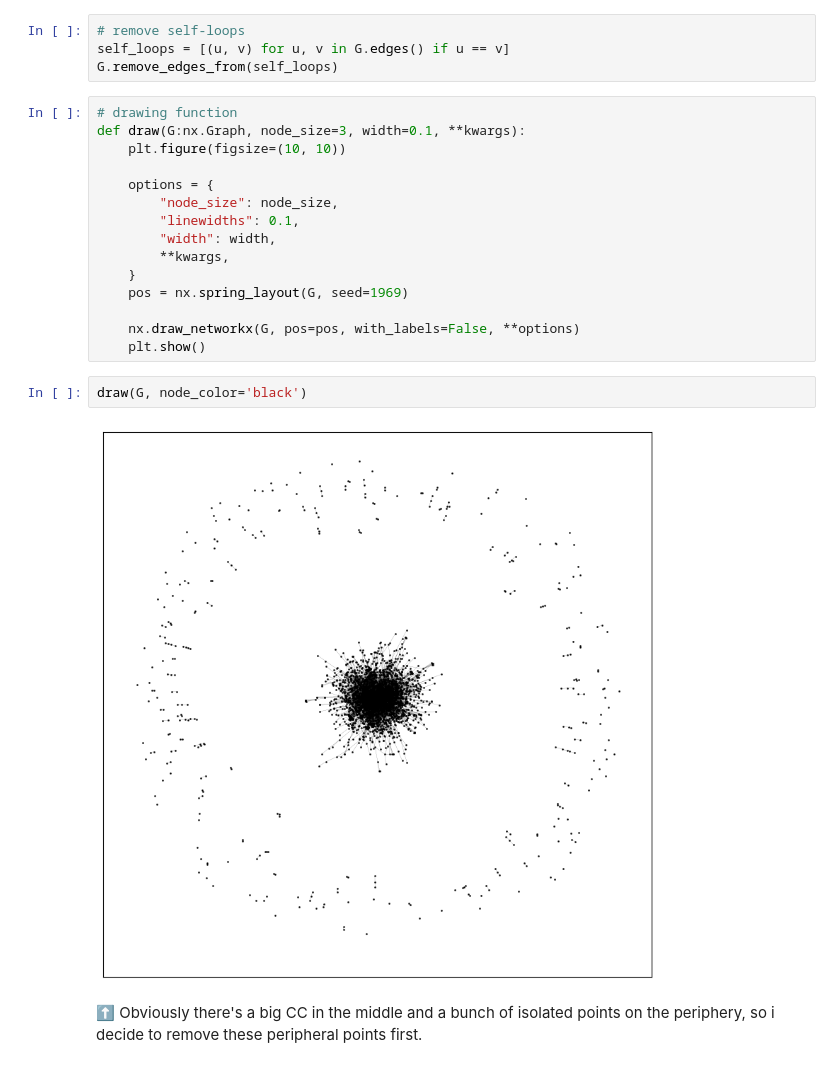
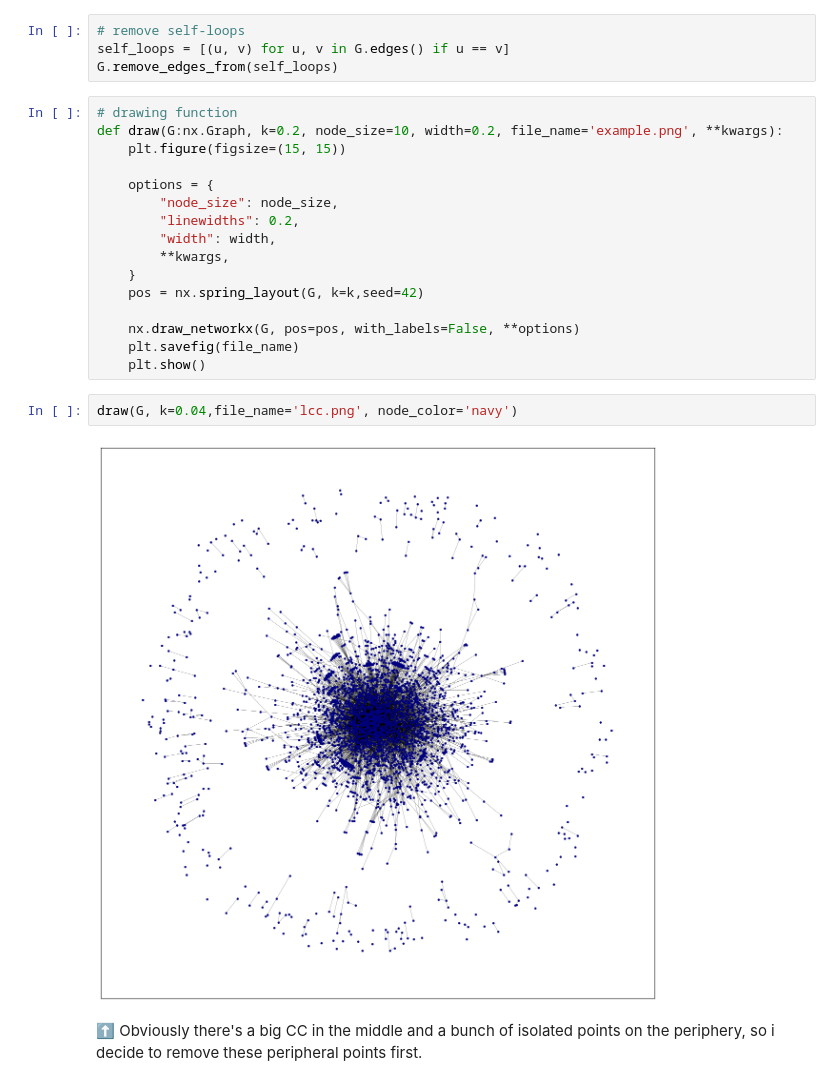
Before and after one commit to gitkeniwo/network-statistics-notebooks, a Jupyter notebook: a1/a1.ipynb, the cells around one changed output. Cells and saved outputs as stored; diff of their text form.

```diff
--- a/a1/a1.ipynb
+++ b/a1/a1.ipynb
@@ -12,23 +12,24 @@ self_loops = [(u, v) for u, v in G.edges() if u == v]
 G.remove_edges_from(self_loops)
 # %%
 # drawing function
-def draw(G:nx.Graph, node_size=3, width=0.1, **kwargs):
-    plt.figure(figsize=(10, 10))
+def draw(G:nx.Graph, k=0.2, node_size=10, width=0.2, file_name='example.png', **kwargs):
+    plt.figure(figsize=(15, 15))
 
     options = {
         "node_size": node_size,
-        "linewidths": 0.1,
+        "linewidths": 0.2,
         "width": width,
         **kwargs,
     }
-    pos = nx.spring_layout(G, seed=1969)
+    pos = nx.spring_layout(G, k=k,seed=42)
 
     nx.draw_networkx(G, pos=pos, with_labels=False, **options)
+    plt.savefig(file_name)
     plt.show()
-# %%
-draw(G, node_color='black')
-# %% [output]
-[figure, removed]
+# %%
+draw(G, k=0.04,file_name='lcc.png', node_color='navy')
+# %% [output]
+[figure, added]
 # %% [markdown]
 ⬆️ Obviously there's a big CC in the middle and a bunch of isolated points on the periphery, so i decide to remove these peripheral points first.
 # %%
```
Also changed, not shown: 34 other files.
